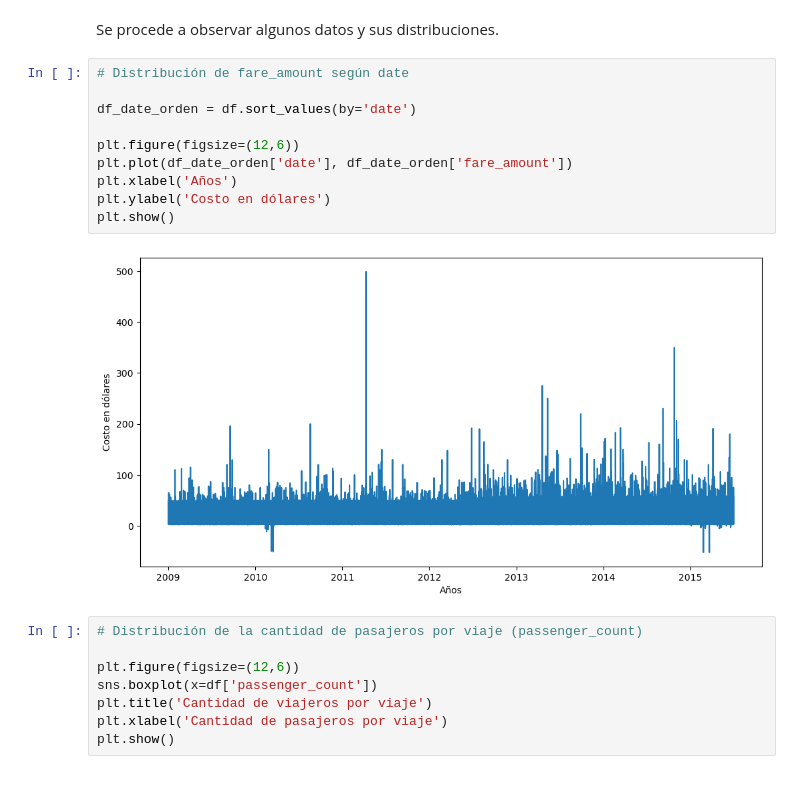
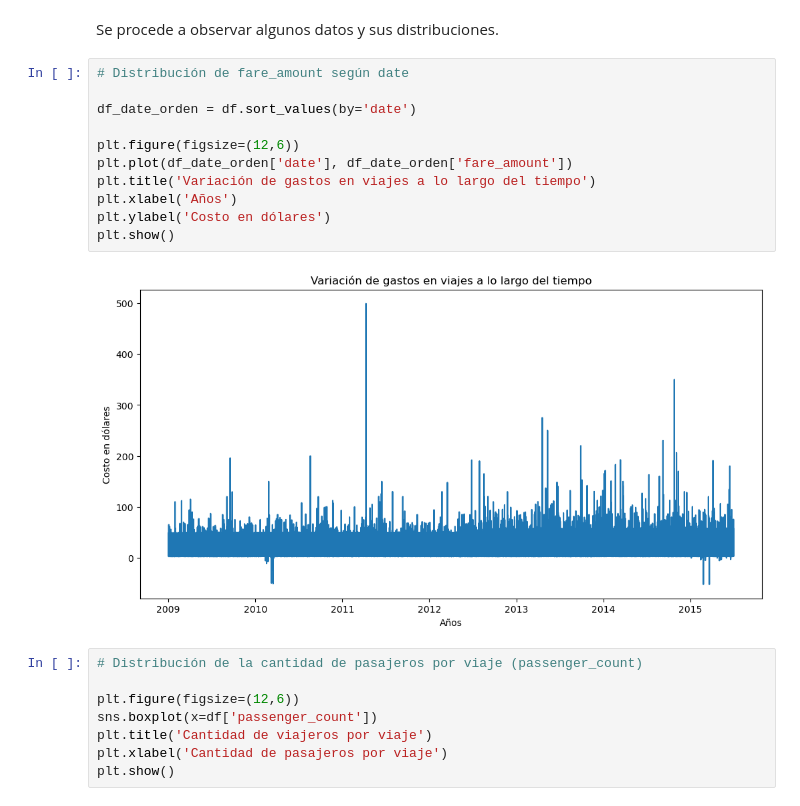
Before and after one commit to CaroRuiz92/AA1-TUIA-2025C2-Ruiz-Quispe, a Jupyter notebook: TP-Regresion-AA1-2025C1.ipynb, the cells around one changed output. Cells and saved outputs as stored; diff of their text form.

```diff
--- a/TP-Regresion-AA1-2025C1.ipynb
+++ b/TP-Regresion-AA1-2025C1.ipynb
@@ -96,15 +96,16 @@ Se procede a observar algunos datos y sus distribuciones.
 # %%
 # Distribución de fare_amount según date
 
 df_date_orden = df.sort_values(by='date')
 
 plt.figure(figsize=(12,6))
 plt.plot(df_date_orden['date'], df_date_orden['fare_amount'])
+plt.title('Variación de gastos en viajes a lo largo del tiempo')
 plt.xlabel('Años')
 plt.ylabel('Costo en dólares')
 plt.show()
 # %% [output]
-[figure, old version]
+[figure, new version]
 # %%
 # Distribución de la cantidad de pasajeros por viaje (passenger_count)
 
```
Also changed, not shown: parts of 9 cells of this notebook.
